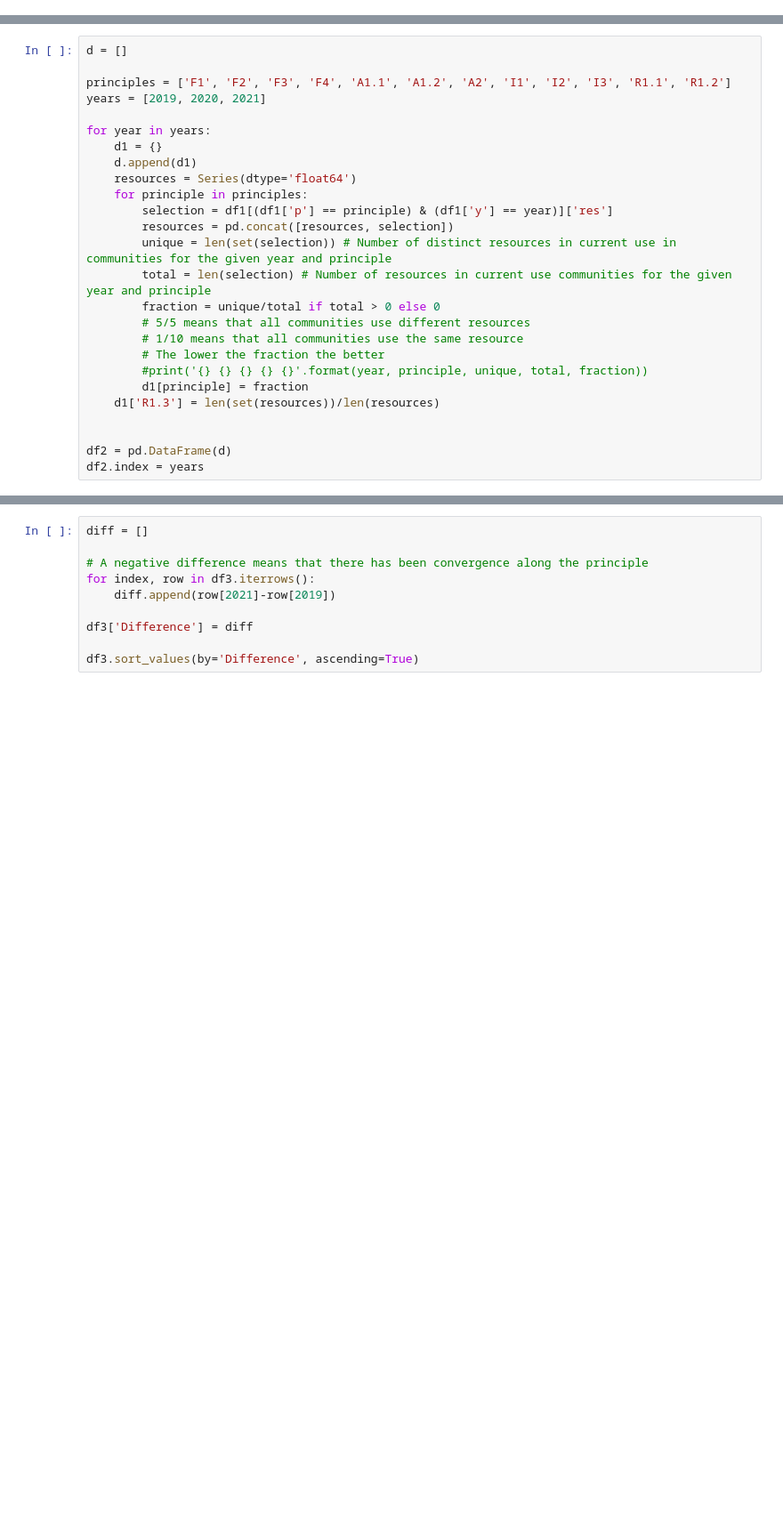
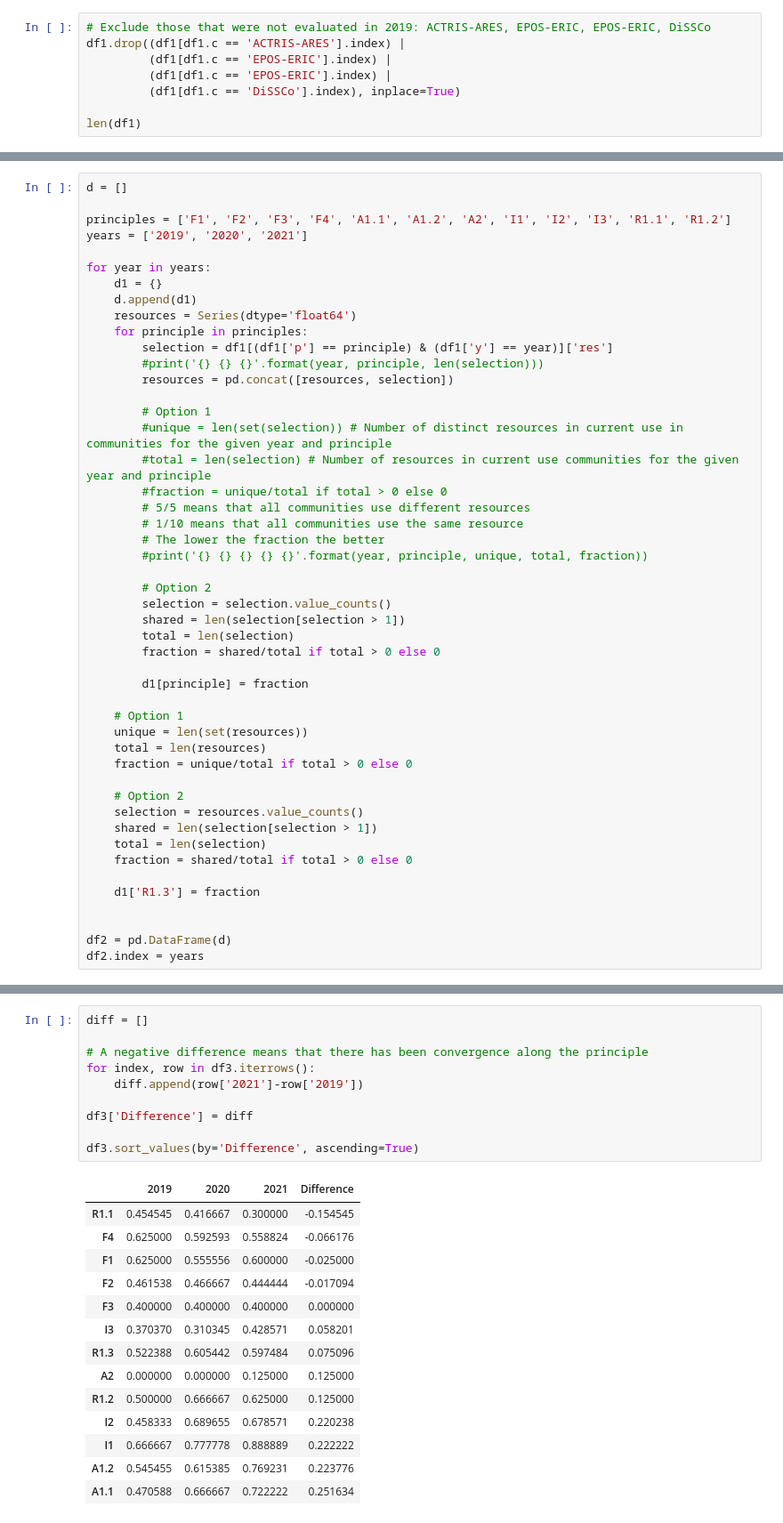
Before and after one commit to envri-fair/fair-analysis, a Jupyter notebook: analysis.ipynb, the cells around one changed output, grey strips where cells are left out. Shown: that part at 89% size. Saved outputs shown, nothing was run; the diff lists cells and outputs as text; blank space fills up the shorter version.

```diff
--- a/analysis.ipynb
+++ b/analysis.ipynb
@@ -8,0 +53,8 @@ df1.head(5)
+# %%
+# Exclude those that were not evaluated in 2019: ACTRIS-ARES, EPOS-ERIC, EPOS-ERIC, DiSSCo
+df1.drop((df1[df1.c == 'ACTRIS-ARES'].index) |
+         (df1[df1.c == 'EPOS-ERIC'].index) |
+         (df1[df1.c == 'EPOS-ERIC'].index) |
+         (df1[df1.c == 'DiSSCo'].index), inplace=True)
+
+len(df1)
@@ -10,7 +64,7 @@ df1.head(5)
 d = []
 
 principles = ['F1', 'F2', 'F3', 'F4', 'A1.1', 'A1.2', 'A2', 'I1', 'I2', 'I3', 'R1.1', 'R1.2']
-years = [2019, 2020, 2021]
+years = ['2019', '2020', '2021']
 
 for year in years:
     d1 = {}
@@ -18,16 +72,38 @@ for year in years:
     resources = Series(dtype='float64')
     for principle in principles:
         selection = df1[(df1['p'] == principle) & (df1['y'] == year)]['res']
+        #print('{} {} {}'.format(year, principle, len(selection)))
         resources = pd.concat([resources, selection])
-        unique = len(set(selection)) # Number of distinct resources in current use in communities for the given year and principle
-        total = len(selection) # Number of resources in current use communities for the given year and principle
-        fraction = unique/total if total > 0 else 0
+
+        # Option 1
+        #unique = len(set(selection)) # Number of distinct resources in current use in communities for the given year and principle
+        #total = len(selection) # Number of resources in current use communities for the given year and principle
+        #fraction = unique/total if total > 0 else 0
         # 5/5 means that all communities use different resources
         # 1/10 means that all communities use the same resource
         # The lower the fraction the better
         #print('{} {} {} {} {}'.format(year, principle, unique, total, fraction))
+
+        # Option 2
+        selection = selection.value_counts()
+        shared = len(selection[selection > 1])
+        total = len(selection)
+        fraction = shared/total if total > 0 else 0
+
         d1[principle] = fraction
-    d1['R1.3'] = len(set(resources))/len(resources)
+
+    # Option 1
+    unique = len(set(resources))
+    total = len(resources)
+    fraction = unique/total if total > 0 else 0
+
+    # Option 2
+    selection = resources.value_counts()
+    shared = len(selection[selection > 1])
+    total = len(selection)
+    fraction = shared/total if total > 0 else 0
+
+    d1['R1.3'] = fraction
 
 
 df2 = pd.DataFrame(d)
@@ -38,10 +130,25 @@ df3.head(3)
 # %%
 diff = []
 
 # A negative difference means that there has been convergence along the principle
 for index, row in df3.iterrows():
-    diff.append(row[2021]-row[2019])
+    diff.append(row['2021']-row['2019'])
 
 df3['Difference'] = diff
 
 df3.sort_values(by='Difference', ascending=True)
+# %% [output]
+|  | 2019 | 2020 | 2021 | Difference |
+| R1.1 | 0.454545 | 0.416667 | 0.300000 | -0.154545 |
+| F4 | 0.625000 | 0.592593 | 0.558824 | -0.066176 |
+| F1 | 0.625000 | 0.555556 | 0.600000 | -0.025000 |
+| F2 | 0.461538 | 0.466667 | 0.444444 | -0.017094 |
+| F3 | 0.400000 | 0.400000 | 0.400000 | 0.000000 |
+| I3 | 0.370370 | 0.310345 | 0.428571 | 0.058201 |
+| R1.3 | 0.522388 | 0.605442 | 0.597484 | 0.075096 |
+| A2 | 0.000000 | 0.000000 | 0.125000 | 0.125000 |
+| R1.2 | 0.500000 | 0.666667 | 0.625000 | 0.125000 |
+| I2 | 0.458333 | 0.689655 | 0.678571 | 0.220238 |
+| I1 | 0.666667 | 0.777778 | 0.888889 | 0.222222 |
+| A1.2 | 0.545455 | 0.615385 | 0.769231 | 0.223776 |
+| A1.1 | 0.470588 | 0.666667 | 0.722222 | 0.251634 |
```
Also changed, not shown: parts of 10 cells of this notebook, 1 other file.
